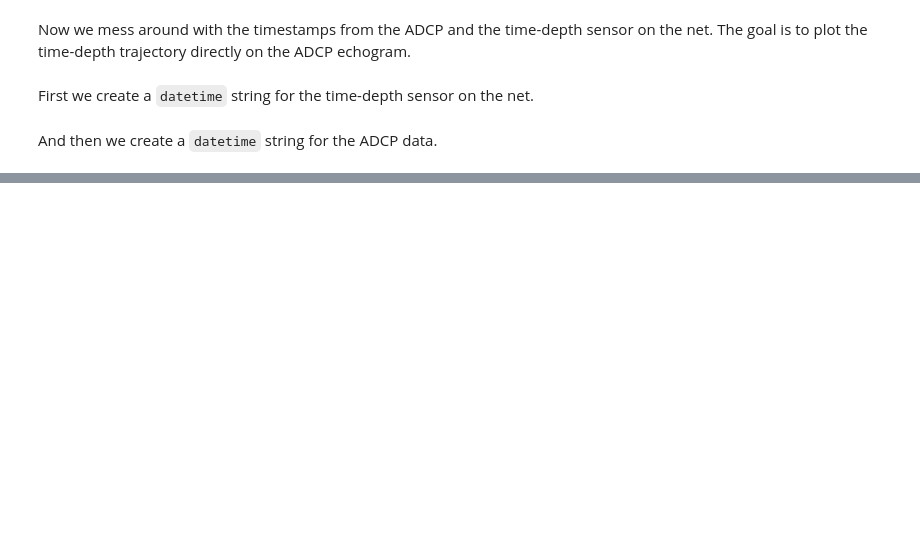
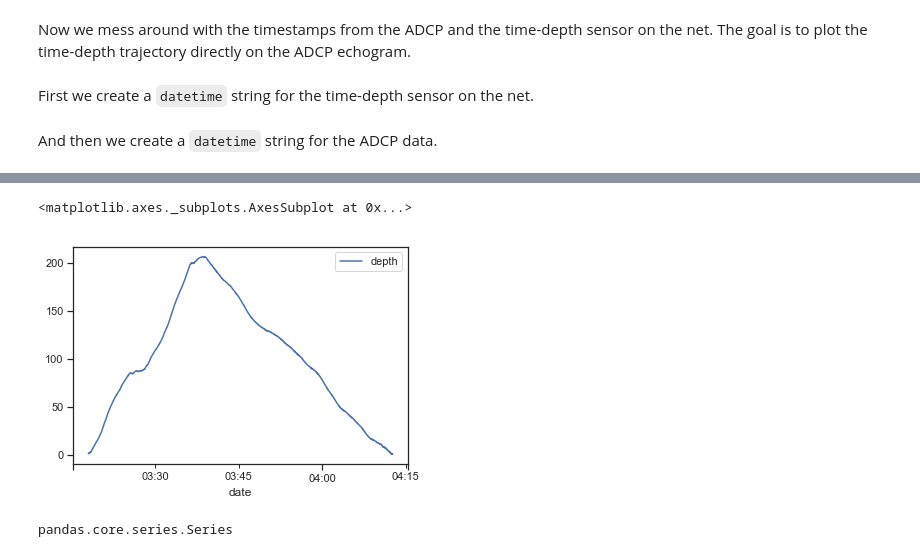
Before and after one commit to leewujung/adcp2Sv, a Jupyter notebook: RR1812_net_tow_20180721.ipynb, the cells around one changed output, grey strips where cells are left out. Drawn from its saved outputs; the diff is of its cells as text; code cells hidden in the pictures; blank space fills up the shorter version.

```diff
--- a/RR1812_net_tow_20180721.ipynb
+++ b/RR1812_net_tow_20180721.ipynb
@@ -137,0 +247,9 @@ adcp_timestamp = adcp_timestamp.dt.tz_localize('UTC')
+# %%
+net_td.plot()
+# %% [output]
+<matplotlib.axes._subplots.AxesSubplot at 0x...>
+[figure, added]
+# %%
+type(net_depth_on_adcp_timestamp)
+# %% [output]
+pandas.core.series.Series
```
Also changed, not shown: parts of 28 cells of this notebook, 2 other files.
